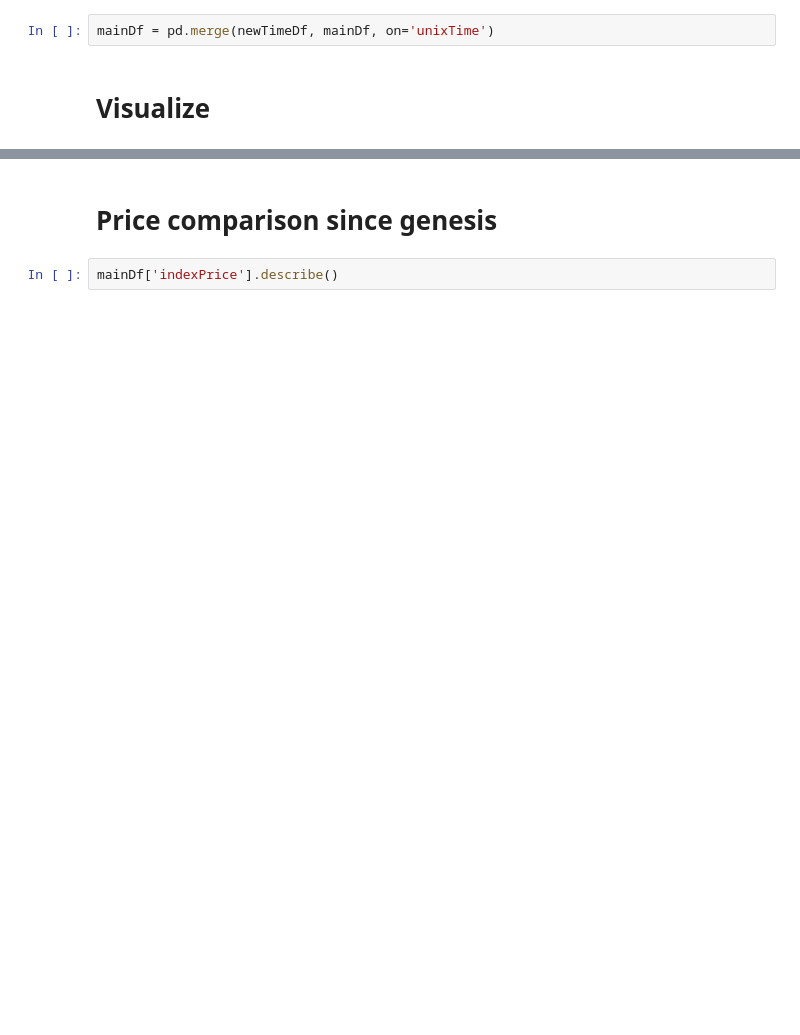
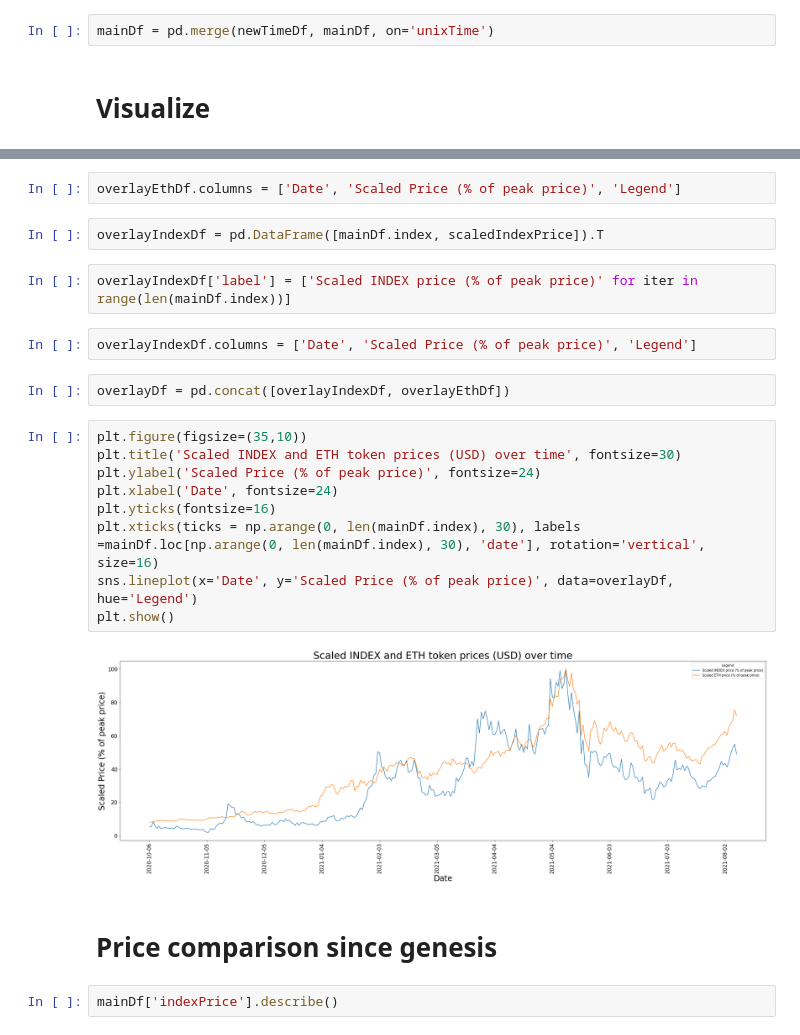
Before and after one commit to IndexCoop/index-coop-analytics, a Jupyter notebook: kpis/index-token-kpi/indexTokenKPIs.ipynb, the cells around one changed output, grey strips where cells are left out. Cells and saved outputs as stored; diff of their text form; blank space fills up the shorter version.

```diff
--- a/kpis/index-token-kpi/indexTokenKPIs.ipynb
+++ b/kpis/index-token-kpi/indexTokenKPIs.ipynb
@@ -147,3 +183,24 @@ sns.lineplot(x=mainDf.index, y=mainDf.ethPrice)
+# %%
+overlayEthDf.columns = ['Date', 'Scaled Price (% of peak price)', 'Legend']
+# %%
+overlayIndexDf = pd.DataFrame([mainDf.index, scaledIndexPrice]).T
+# %%
+overlayIndexDf['label'] = ['Scaled INDEX price (% of peak price)' for iter in range(len(mainDf.index))]
+# %%
+overlayIndexDf.columns = ['Date', 'Scaled Price (% of peak price)', 'Legend']
+# %%
+overlayDf = pd.concat([overlayIndexDf, overlayEthDf])
+# %%
+plt.figure(figsize=(35,10))
+plt.title('Scaled INDEX and ETH token prices (USD) over time', fontsize=30)
+plt.ylabel('Scaled Price (% of peak price)', fontsize=24)
+plt.xlabel('Date', fontsize=24)
+plt.yticks(fontsize=16)
+plt.xticks(ticks = np.arange(0, len(mainDf.index), 30), labels =mainDf.loc[np.arange(0, len(mainDf.index), 30), 'date'], rotation='vertical', size=16)
+sns.lineplot(x='Date', y='Scaled Price (% of peak price)', data=overlayDf, hue='Legend')
+plt.show()
+# %% [output]
+[figure, added]
 # %% [markdown]
 # Price comparison since genesis
 # %%
```
Also changed, not shown: parts of 33 cells of this notebook, 2 other files.
